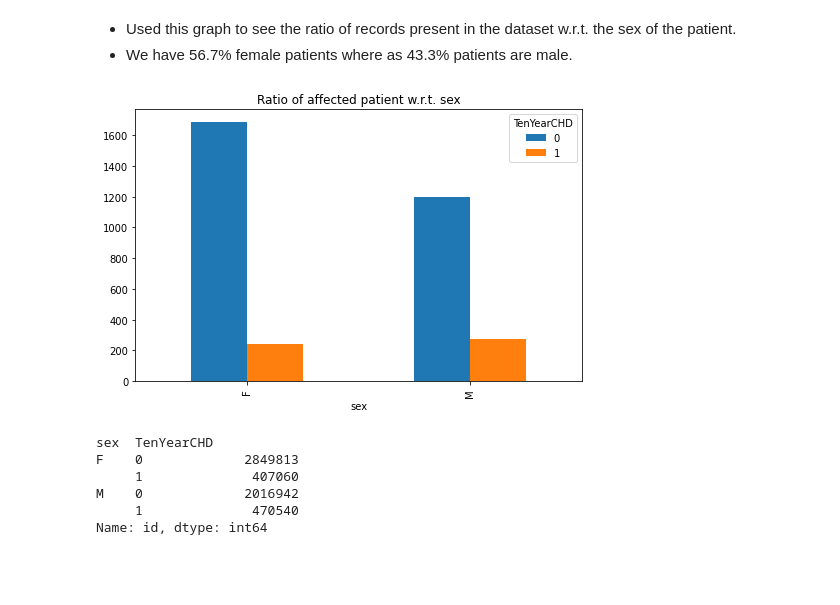
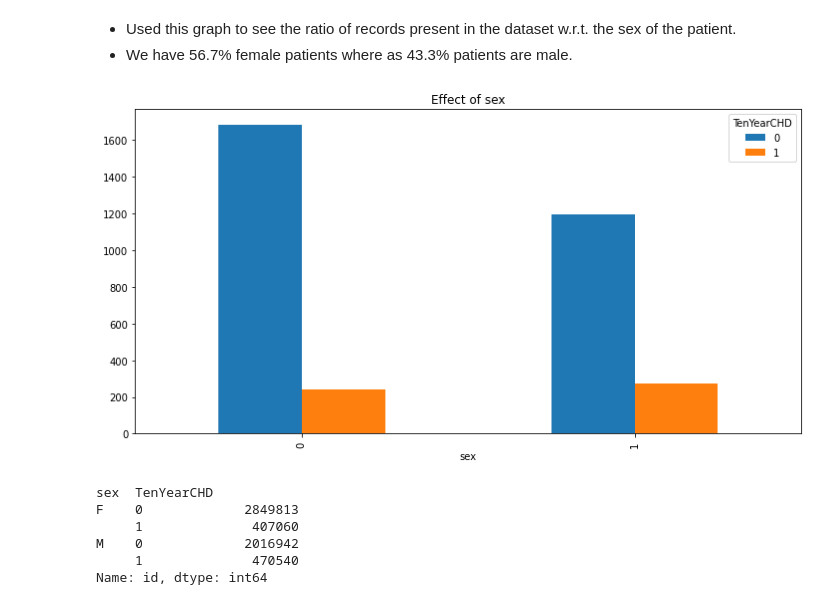
Before and after one commit to jatinsharma16/Capstone-Project-Classification, a Jupyter notebook: cardiovascular_risk_prediction.ipynb, the cells around one changed output. Saved outputs shown, nothing was run; the diff lists cells and outputs as text; code cells hidden in the pictures; blank space fills up the shorter version.

```diff
--- a/cardiovascular_risk_prediction.ipynb
+++ b/cardiovascular_risk_prediction.ipynb
@@ -475,13 +480,10 @@ plt.show()
 # %% [markdown]
 - Used this graph to see the ratio of records present in the dataset w.r.t. the sex of the patient.
 - We have 56.7% female patients where as 43.3% patients are male.
-# %%
-plt.rcParams['figure.figsize'] = (8,5)
-df.groupby(['sex', 'TenYearCHD'])['id'].count().unstack().plot(kind = 'bar')
-plt.title('Ratio of affected patient w.r.t. sex')
-plt.show()
-# %% [output]
-[figure, removed]
+# %%
+pair_plot(df, 'sex')
+# %% [output]
+[figure, added]
 # %%
 df.groupby(['sex','TenYearCHD'])['id'].sum()
 # %% [output]
```
Also changed, not shown: parts of 69 cells of this notebook.
